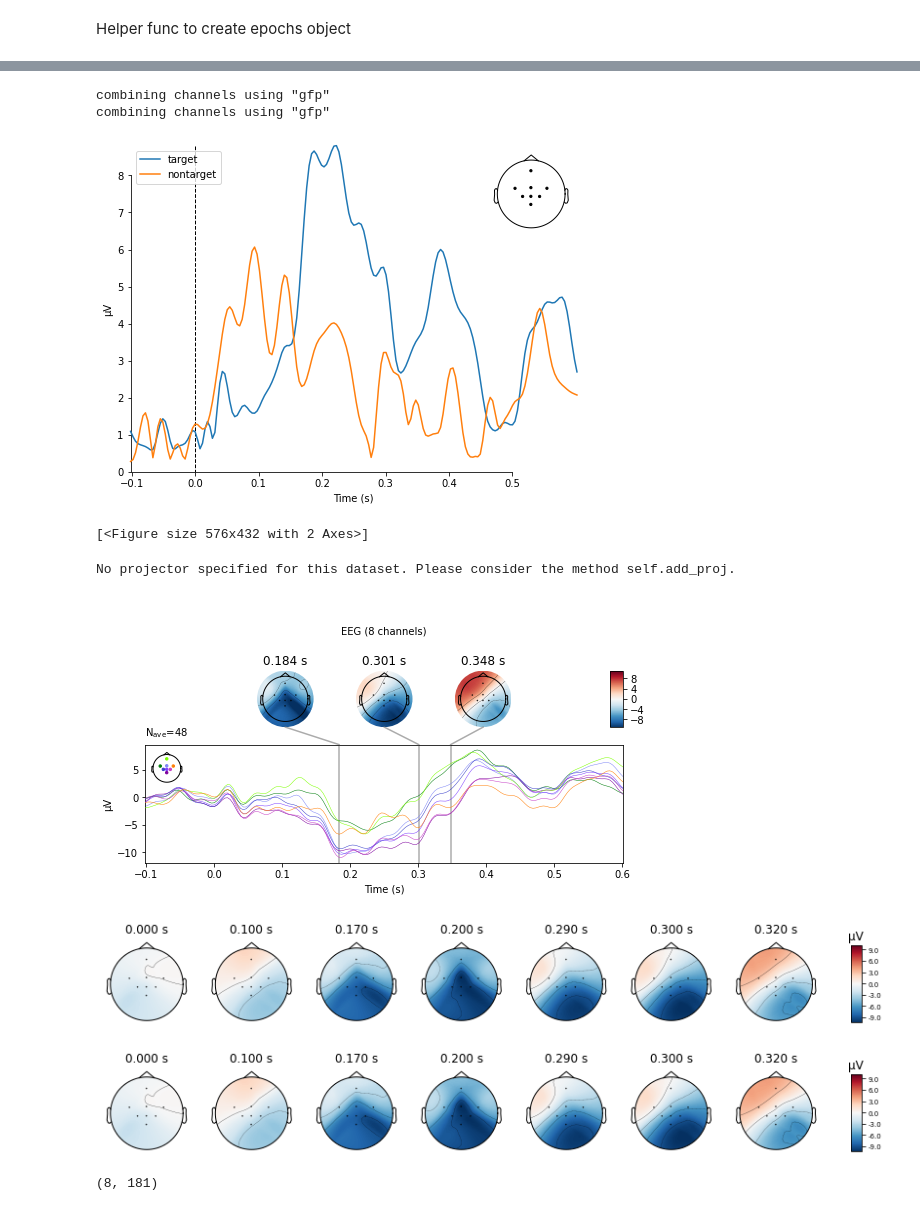
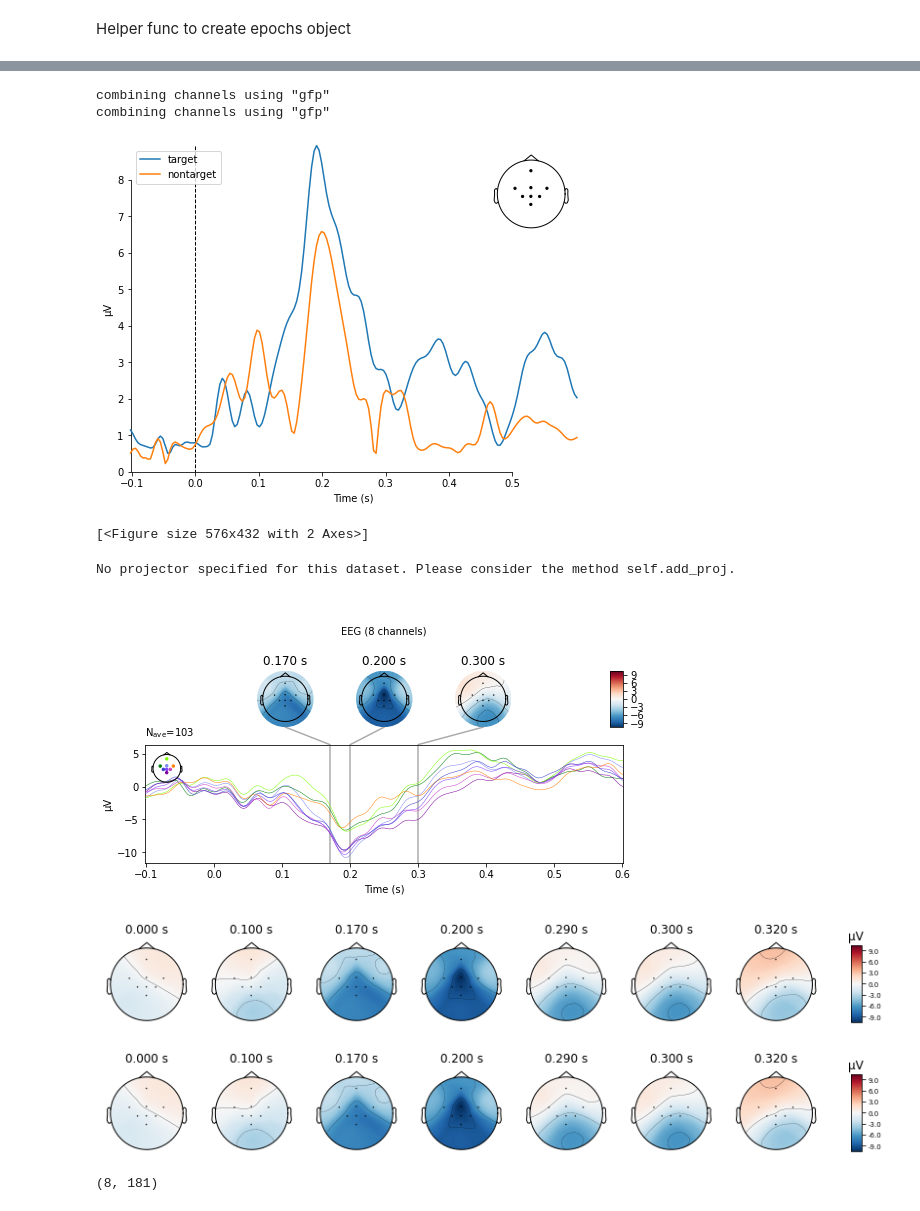
Before and after one commit to Igor-ID/g.tec-BR41N.IO-Hackathon-Unresponsive-Wakefullness-Syndrom, a Jupyter notebook: gtec_hackathon_uws_p300.ipynb, the cells around one changed output, grey strips where cells are left out. Cells and saved outputs as stored; diff of their text form; code cells hidden in the pictures.

```diff
--- a/gtec_hackathon_uws_p300.ipynb
+++ b/gtec_hackathon_uws_p300.ipynb
@@ -54,12 +54,7 @@ Drive already mounted at /content/drive; to attempt to forcibly remount, call dr
 # %% [markdown]
 Helper func to create epochs object
 # %%
-# file_name = "/content/drive/My Drive/data/P2_high1.mat"
-# # file_name2 = "data/P1_high2.mat"
-# data = loadmat(file_name)
-# # data2 = loadmat(file_name2)
-# eeg_data = data['y']
-# eeg_data.shape
+
 # helper func to create epoch object
 def create_epochs(starting_dir="/content/drive/My Drive/data/", item='P1_high1.mat'):
     eeg_ch = ['Fz', 'C3', 'Cz', 'C4', 'CP1', 'CPz', 'CP2', 'Pz']
@@ -83,18 +78,20 @@ def create_epochs(starting_dir="/content/drive/My Drive/data/", item='P1_high1.m
     events = mne.find_events(raw, stim_channel='STI')
     # we can play with events in order to remove events of no interest (like 'distractor': 3) from the epochs
     # event_id = {'nontarget': 1, 'target': 2}
-    event_id = {'distractor': 3, 'rest': 0, 'nontarget': 1, 'target': 2}
+    event_id = {'nontarget': 1, 'target': 2, 'distractor': 3}
     raw.notch_filter(freqs=50)  # creating band-stop filter to eliminate power line noise (US - 60Hz, EU - 50Hz)
     raw.filter(l_freq=0.1, h_freq=30)  # creating band-pass filter, to eliminate non-physiological frequencies
 
-    epochs = mne.Epochs(raw, events, tmin=-0.1, tmax=0.6, reject={'eeg': 100e-6}, preload=True)
+    epochs = mne.Epochs(raw, events, event_id=event_id, tmin=-0.1, tmax=0.6, reject={'eeg': 100e-6}, preload=True)
     return epochs
 # %%
-epochs_train = create_epochs()
+epochs_P1_high1 = create_epochs()
+epochs_P1_high2 = create_epochs(item='P1_high2.mat')
+epochs_train = mne.concatenate_epochs([epochs_P1_high1, epochs_P1_high2])
 epochs_train.pick_types(eeg=True)
 X = epochs_train.get_data()  # features
 y = epochs_train.events[:, -1]  # labels
-X, y
+X, y, X.shape, y.shape
 # %% [output]
 Creating RawArray with float64 data, n_channels=8, n_times=38976
     Range : 0 ... 38975 =      0.000 ...   152.246 secs
@@ -139,4 +137,4 @@ Opening epochs-browser...
 # %%
-evoked = epochs_train['2'].average()
+evoked = epochs_train['target'].average()
 evoked.plot(gfp=True)
 # %% [output]
@@ -145,21 +143,21 @@ evoked.plot(gfp=True)
 # %%
-evoked_nontarget = epochs_train['1'].average()
+evoked_nontarget = epochs_train['nontarget'].average()
 
 mne.viz.plot_compare_evokeds(dict(target=evoked, nontarget=evoked_nontarget),
                              legend='upper left', show_sensors='upper right')
 # %% [output]
 combining channels using "gfp"
 combining channels using "gfp"
-[figure, old version]
+[figure, new version]
 [<Figure size 576x432 with 2 Axes>]
 # %%
-evoked.plot_joint(picks='eeg')
+evoked.plot_joint(times=[0.170, 0.200, 0.300], picks='eeg')
 evoked.plot_topomap(times=[0., 0.1, 0.17, 0.2, 0.29, 0.3, 0.32], ch_type='eeg')
 # %% [output]
 No projector specified for this dataset. Please consider the method self.add_proj.
-[figure, old version]
+[figure, new version]
-[figure, old version]
+[figure, new version]
-[figure, old version]
+[figure, new version]
 # %%
 X_average = evoked.get_data()  # features
 # y = evoked.events[:, -1]  # labels
```
Also changed, not shown: parts of 6 cells of this notebook.
